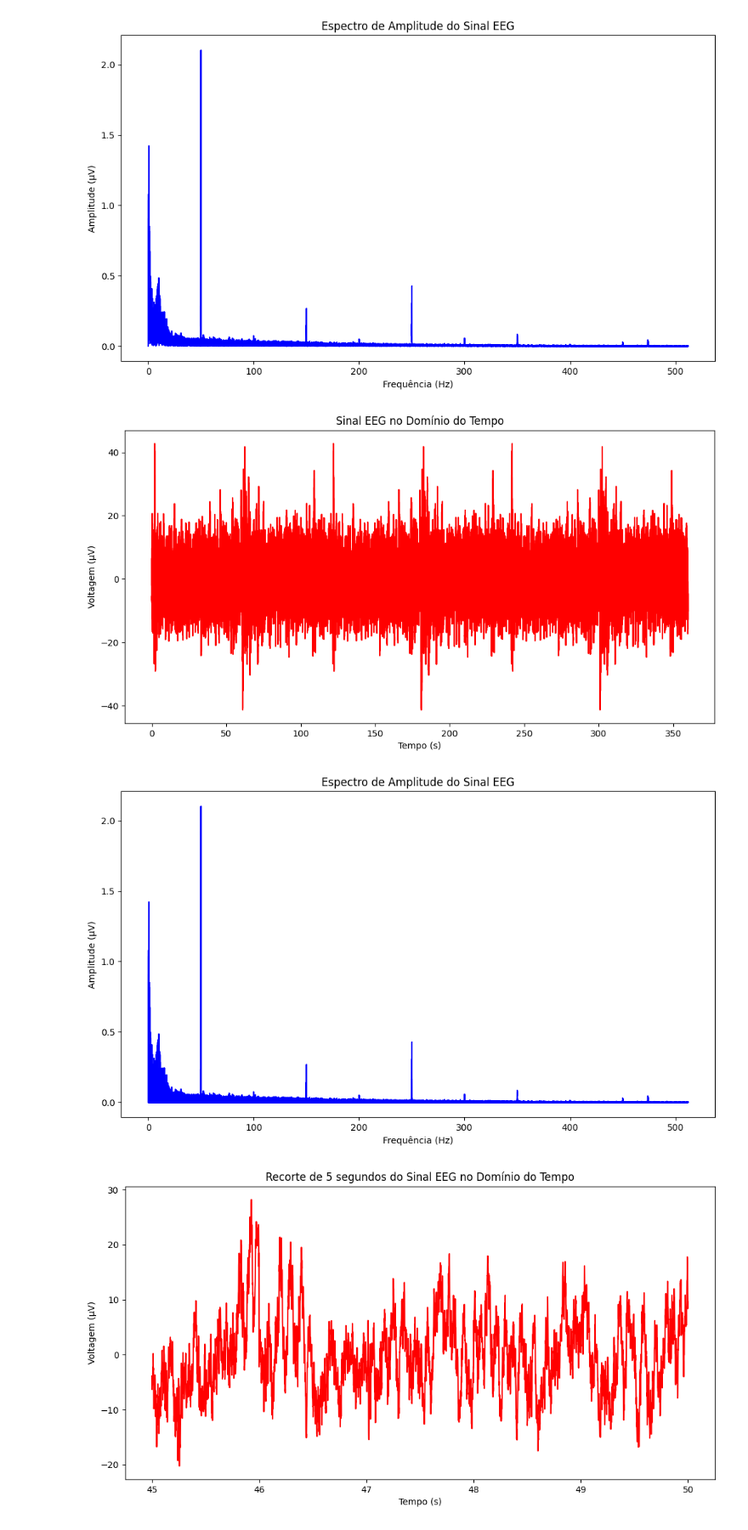
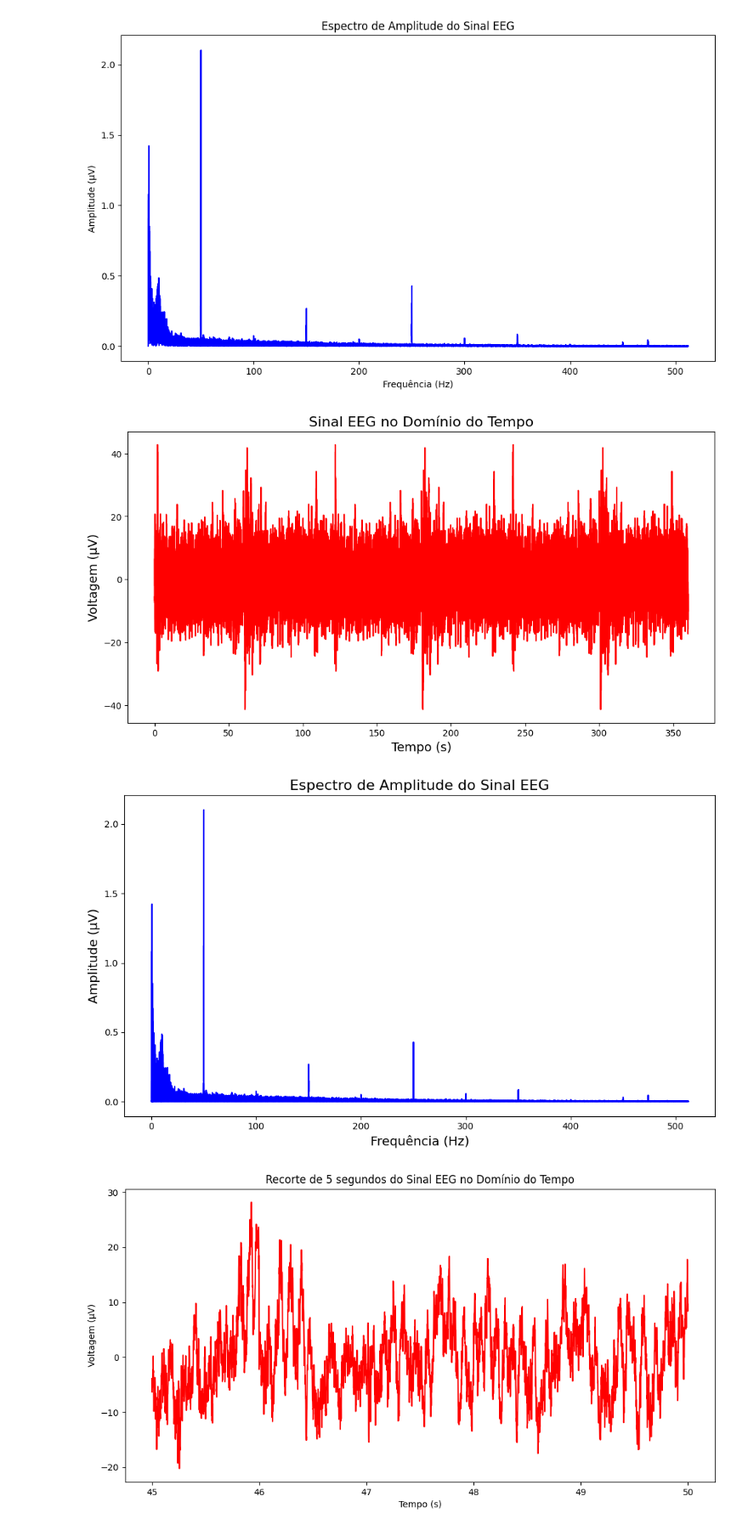
Before and after one commit to PauloMatheusGr/DSP-Class, a Jupyter notebook: aula-fft.ipynb, the cells around one changed output. Shown at 85% size. Drawn from its saved outputs; the diff is of its cells as text; code cells hidden in the pictures.

```diff
--- a/aula-fft.ipynb
+++ b/aula-fft.ipynb
@@ -250,6 +250,52 @@ plt.show()
 [figure]
 [figure]
 # %%
+# import numpy as np
+# import scipy.io as sio
+# import scipy.fftpack
+# import matplotlib.pyplot as plt
+
+# # Carregar os dados do arquivo .mat
+# matdat = sio.loadmat('EEGrestingState.mat')
+# eegdata = matdat['eegdata'][0]
+# srate = matdat['srate'][0][0]
+
+# # Triplicar os dados
+# eegdata_triplicado = np.concatenate([eegdata, eegdata, eegdata])
+# srate_triplicado = srate
+
+# # Salvar os dados triplicados em um novo arquivo .mat
+# matdat_triplicado = {'eegdata': eegdata_triplicado, 'srate': srate_triplicado}
+# sio.savemat('EEGrestingState_triplicado.mat', matdat_triplicado)
+
+# # Vetor de tempo para os dados triplicados
+# N = len(eegdata_triplicado)
+# timevec_triplicado = np.arange(0, N) / srate_triplicado
+
+# # Plotar os dados triplicados
+# plt.figure(figsize=(12, 6))
+# plt.plot(timevec_triplicado, eegdata_triplicado, 'r')  # Alteração da cor para vermelho
+# plt.xlabel('Tempo (s)')
+# plt.ylabel('Voltagem (µV)')
+# plt.title('Sinal EEG no Domínio do Tempo')
+# plt.show()
+
+# # Calcular a transformada de Fourier dos dados triplicados
+# signalX_triplicado = scipy.fftpack.fft(eegdata_triplicado)
+# signalAmp_triplicado = 2 * np.abs(signalX_triplicado) / N
+
+# # Vetor de frequências em Hz para os dados triplicados
+# hz_triplicado = np.linspace(0, srate_triplicado / 2, int(np.floor(N / 2) + 1))
+
+# # Plotar o espectro de amplitude dos dados triplicados
+# plt.figure(figsize=(10, 6))
+# plt.plot(hz_triplicado, signalAmp_triplicado[:len(hz_triplicado)], 'b')  # Alteração da cor para azul
+# plt.title('Espectro de Amplitude do Sinal EEG')
+# plt.xlabel('Frequência (Hz)')
+# plt.ylabel('Amplitude (µV)')
+# plt.tight_layout()
+# plt.show()
+
 import numpy as np
 import scipy.io as sio
 import scipy.fftpack
@@ -263,41 +309,41 @@ srate = matdat['srate'][0][0]
 # Triplicar os dados
 eegdata_triplicado = np.concatenate([eegdata, eegdata, eegdata])
 srate_triplicado = srate
 
 # Salvar os dados triplicados em um novo arquivo .mat
 matdat_triplicado = {'eegdata': eegdata_triplicado, 'srate': srate_triplicado}
 sio.savemat('EEGrestingState_triplicado.mat', matdat_triplicado)
 
 # Vetor de tempo para os dados triplicados
 N = len(eegdata_triplicado)
 timevec_triplicado = np.arange(0, N) / srate_triplicado
 
 # Plotar os dados triplicados
 plt.figure(figsize=(12, 6))
 plt.plot(timevec_triplicado, eegdata_triplicado, 'r')  # Alteração da cor para vermelho
-plt.xlabel('Tempo (s)')
-plt.ylabel('Voltagem (µV)')
-plt.title('Sinal EEG no Domínio do Tempo')
+plt.xlabel('Tempo (s)', fontsize=14)  # Aumento do tamanho da fonte do eixo x
+plt.ylabel('Voltagem (µV)', fontsize=14)  # Aumento do tamanho da fonte do eixo y
+plt.title('Sinal EEG no Domínio do Tempo', fontsize=16)  # Aumento do tamanho da fonte do título
 plt.show()
 
 # Calcular a transformada de Fourier dos dados triplicados
 signalX_triplicado = scipy.fftpack.fft(eegdata_triplicado)
 signalAmp_triplicado = 2 * np.abs(signalX_triplicado) / N
 
 # Vetor de frequências em Hz para os dados triplicados
 hz_triplicado = np.linspace(0, srate_triplicado / 2, int(np.floor(N / 2) + 1))
 
 # Plotar o espectro de amplitude dos dados triplicados
 plt.figure(figsize=(10, 6))
 plt.plot(hz_triplicado, signalAmp_triplicado[:len(hz_triplicado)], 'b')  # Alteração da cor para azul
-plt.title('Espectro de Amplitude do Sinal EEG')
-plt.xlabel('Frequência (Hz)')
-plt.ylabel('Amplitude (µV)')
+plt.title('Espectro de Amplitude do Sinal EEG', fontsize=16)  # Aumento do tamanho da fonte do título
+plt.xlabel('Frequência (Hz)', fontsize=14)  # Aumento do tamanho da fonte do eixo x
+plt.ylabel('Amplitude (µV)', fontsize=14)  # Aumento do tamanho da fonte do eixo y
 plt.tight_layout()
 plt.show()
 # %% [output]
-[figure, old version]
+[figure, new version]
-[figure, old version]
+[figure, new version]
 # %%
 import numpy as np
 import scipy.io as sio
```
Also changed, not shown: 5 other files.
